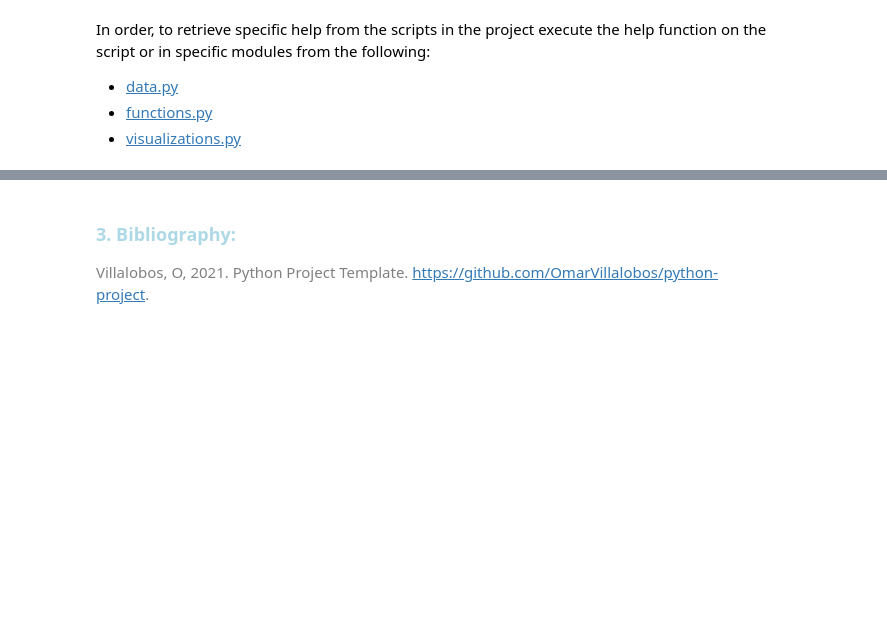
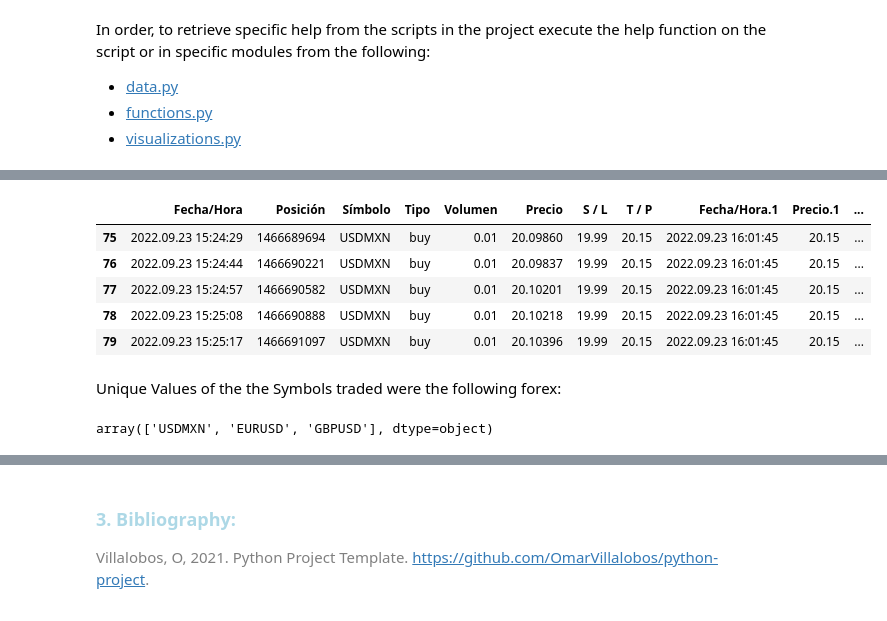
Before and after one commit to EstebanMqz/MyST_LAB_3_E3, a Jupyter notebook: notebook.ipynb, the cells around one changed output, grey strips where cells are left out. Cells and saved outputs as stored; diff of their text form; code cells hidden in the pictures; blank space fills up the shorter version.

```diff
--- a/notebook.ipynb
+++ b/notebook.ipynb
@@ -137,0 +163,15 @@ In order, to retrieve specific help from the scripts in the project execute the
+# %%
+data.tail()
+# %% [output]
+|  | Fecha/Hora | Posición | Símbolo | Tipo | Volumen | Precio | S / L | T / P | Fecha/Hora.1 | Precio.1 | ... |
+| 75 | 2022.09.23 15:24:29 | 1466689694 | USDMXN | buy | 0.01 | 20.09860 | 19.99 | 20.15 | 2022.09.23 16:01:45 | 20.15 | ... |
+| 76 | 2022.09.23 15:24:44 | 1466690221 | USDMXN | buy | 0.01 | 20.09837 | 19.99 | 20.15 | 2022.09.23 16:01:45 | 20.15 | ... |
+| 77 | 2022.09.23 15:24:57 | 1466690582 | USDMXN | buy | 0.01 | 20.10201 | 19.99 | 20.15 | 2022.09.23 16:01:45 | 20.15 | ... |
+| 78 | 2022.09.23 15:25:08 | 1466690888 | USDMXN | buy | 0.01 | 20.10218 | 19.99 | 20.15 | 2022.09.23 16:01:45 | 20.15 | ... |
+| 79 | 2022.09.23 15:25:17 | 1466691097 | USDMXN | buy | 0.01 | 20.10396 | 19.99 | 20.15 | 2022.09.23 16:01:45 | 20.15 | ... |
+# %% [markdown]
+Unique Values of the the Symbols traded were the following forex:
+# %%
+data.Símbolo.unique()
+# %% [output]
+array(['USDMXN', 'EURUSD', 'GBPUSD'], dtype=object)
```
Also changed, not shown: parts of 8 cells of this notebook, 2 other files.
